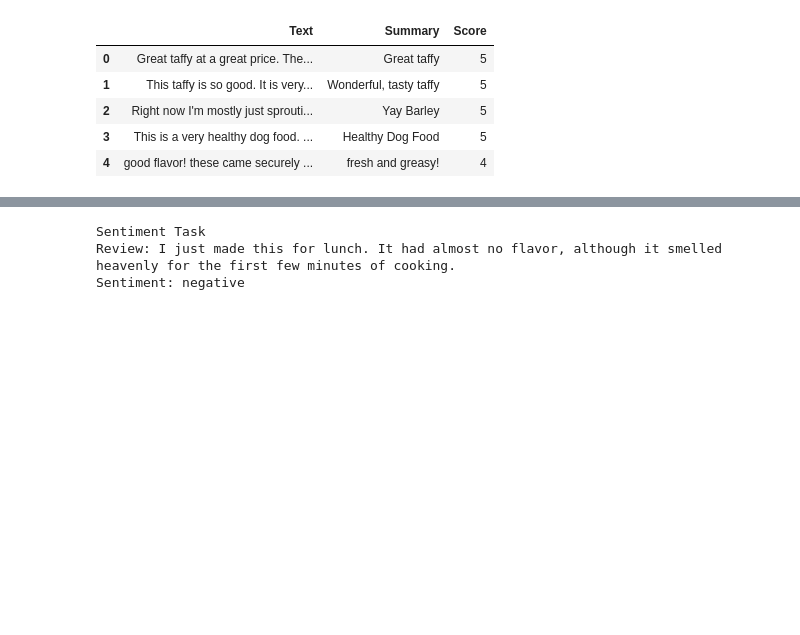
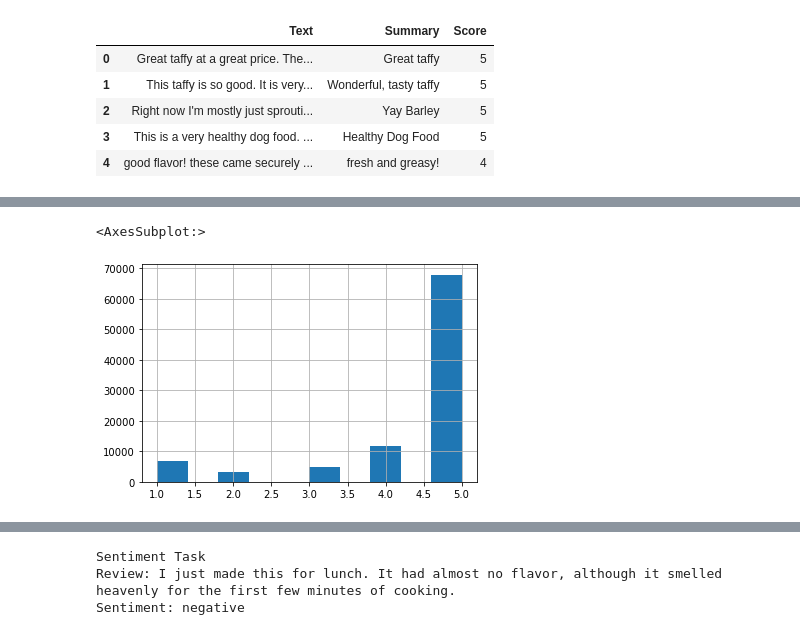
Before and after one commit to sinanuozdemir/oreilly-gpt-hands-on-nlg, a Jupyter notebook: notebooks/Multi_Task_Learning.ipynb, the cells around one changed output, grey strips where cells are left out. Cells and saved outputs as stored; diff of their text form; code cells hidden in the pictures; blank space fills up the shorter version.

```diff
--- a/notebooks/Multi_Task_Learning.ipynb
+++ b/notebooks/Multi_Task_Learning.ipynb
@@ -42,3 +42,8 @@ reviews['Summary'].str.len().plot(kind='hist', title='Histogram of Summary Lengt
+# %%
+reviews['Score'].hist()
+# %% [output]
+<AxesSubplot:>
+[figure, added]
 # %%
 reviews['Sentiment'] = reviews['Score'].map(lambda x: 'positive' if x >= 4 else 'neutral' if x == 3 else 'negative')
 
```
Also changed, not shown: parts of 26 cells of this notebook, 5 other files.
